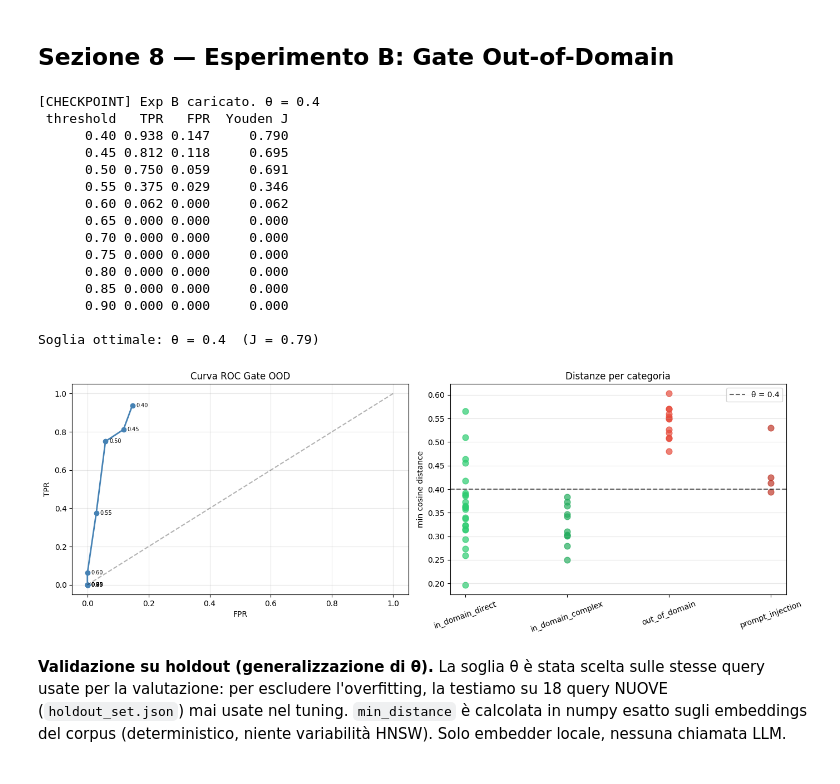
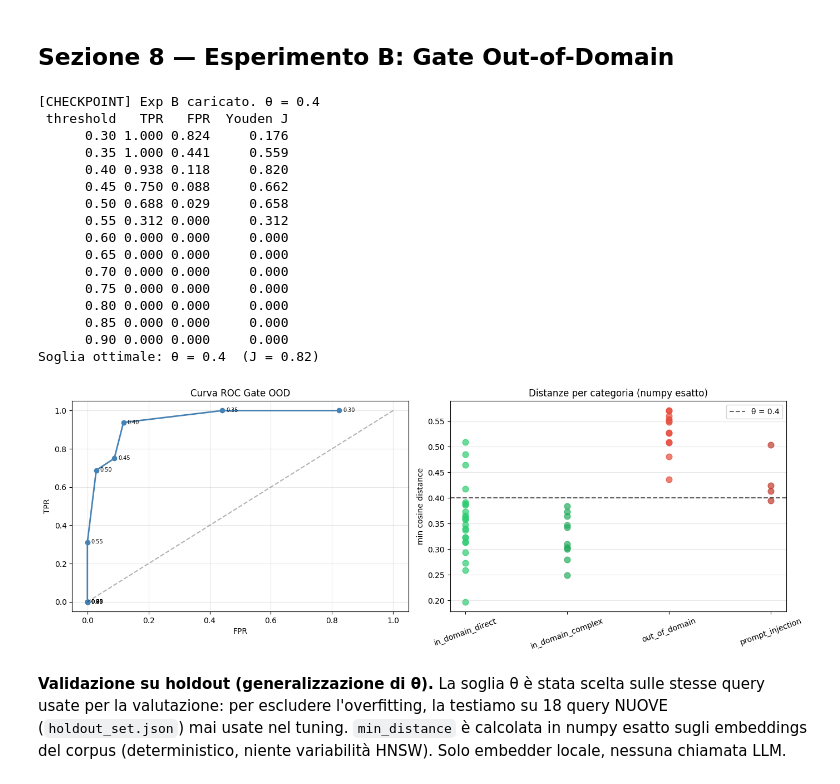
Before and after one commit to Ergys97/progetto-DLNN, a Jupyter notebook: rag_experiment.ipynb, the cells around one changed output. Cells and saved outputs as stored; diff of their text form; code cells hidden in the pictures.

```diff
--- a/rag_experiment.ipynb
+++ b/rag_experiment.ipynb
@@ -209,7 +211,6 @@ else:
     rows = []
     for sname in embs_per_strategy:
         embs_s = embs_per_strategy[sname]
-        ids_s  = chunk_ids_per_strategy[sname]
         docs_s = list(strategies[sname])
         for k in TOP_K_VALUES:
             hits, mrrs, recs = [], [], []
@@ -219,11 +220,12 @@ else:
                 top   = np.argsort(-(embs_s @ q_emb))[:max(TOP_K_VALUES)]
                 rdocs = [docs_s[i] for i in top]
                 hits.append(hit_at_k_textual(rdocs, exp, k))
-                mrrs.append(mrr_textual(rdocs, exp))
+                # vero MRR@k: anche per l'MRR la lista dei recuperati è troncata a k
+                mrrs.append(mrr_textual(rdocs[:k], exp))
                 recs.append(recall_at_k_textual(rdocs, exp, k))
             rows.append({'Strategia': sname, 'Top-k': k,
                          'Hit@k': round(sum(hits)/len(hits), 3),
-                         'MRR':   round(sum(mrrs)/len(mrrs), 3),
+                         'MRR@k': round(sum(mrrs)/len(mrrs), 3),
                          'Recall@k': round(sum(recs)/len(recs), 3)})
 
     df_retrieval  = pd.DataFrame(rows)
@@ -323,6 +325,20 @@ print(df_jac.to_string())
 _winner_ok = all(max(_tab, key=lambda s: _tab[s][str(_th)]) == _order[0] for _th in _TH_JAC)
 print()
 print(f'Migliore a ogni soglia sempre {_order[0]}: {_winner_ok} -> ranking robusto alla soglia.')
+
+# ── Line plot: Hit@5 vs soglia per strategia ────────────────────────────
+fig, ax = plt.subplots(figsize=(9, 5))
+for _s in _order:
+    ax.plot(_TH_JAC, [_tab[_s][str(_th)] for _th in _TH_JAC], marker='o', label=_s)
+ax.axvline(0.5, color='gray', ls='--', lw=1, alpha=0.7)
+ax.text(0.505, 0.05, 'soglia usata (0.5)', color='gray', fontsize=9)
+ax.set_xlabel('Soglia Jaccard θ_jac')
+ax.set_ylabel('Hit@5 testuale')
+ax.set_ylim(0, 1.05)
+ax.set_title('Exp A — Sensibilità di Hit@5 alla soglia di Jaccard')
+ax.legend(); ax.grid(alpha=0.3)
+plt.tight_layout()
+plt.savefig('images/exp_a_jaccard_sensitivity.png', dpi=150); plt.show()
 # %% [output]
 [CHECKPOINT] Sensibilità Jaccard caricata.
                  0.3    0.4    0.5    0.6    0.7
@@ -336,7 +460,10 @@ Migliore a ogni soglia sempre recursive_512: True -> ranking robusto alla soglia
 # %% [markdown]
 ## Sezione 8 — Esperimento B: Gate Out-of-Domain
 # %%
-from src.retrieval import min_distance
+# ── Distanze min coseno ESATTE (numpy sugli embeddings pre-calcolati) ──
+# Niente ChromaDB qui: l'anomalia multi-collezione (vedi report §2.2) derivava
+# le distanze delle query al confine (es. q01: 0.3481 -> 0.4554, un FP artificiale).
+# Stesso metodo deterministico usato per l'holdout più sotto.
 
 # ── Carica dal checkpoint se disponibile ────────────────────────────────
 if os.path.exists(cfg.EXP_B_PATH):
@@ -348,14 +475,18 @@ if os.path.exists(cfg.EXP_B_PATH):
     print(f'[CHECKPOINT] Exp B caricato. θ = {cfg.OOD_THRESHOLD}')
 
 else:
+    _E = embs_per_strategy[REF_STRATEGY]
+    _Q = np.asarray(embedder.encode([q['query'] for q in GOLD_SET],
+                                    normalize_embeddings=True), dtype='float32')
+    _mind = 1.0 - (_Q @ _E.T).max(axis=1)
     dist_records = [
-        {'id': q['id'], 'category': q['category'],
-         'min_dist': round(min_distance(q['query'], embedder, collections[BEST_STRATEGY]), 4)}
-        for q in GOLD_SET
+        {'id': q['id'], 'category': q['category'], 'min_dist': round(float(d), 4)}
+        for q, d in zip(GOLD_SET, _mind)
     ]
     df_dist = pd.DataFrame(dist_records)
 
-    thresholds = [0.40, 0.45, 0.50, 0.55, 0.60, 0.65, 0.70, 0.75, 0.80, 0.85, 0.90]
+    # griglia estesa sotto 0.40 per verificare che l'ottimo sia interno, non di bordo
+    thresholds = [0.30, 0.35, 0.40, 0.45, 0.50, 0.55, 0.60, 0.65, 0.70, 0.75, 0.80, 0.85, 0.90]
     sweep_rows = []
     for theta in thresholds:
         blocked  = df_dist['min_dist'] > theta
@@ -371,54 +502,56 @@ else:
 
     with open(cfg.EXP_B_PATH, 'w', encoding='utf-8') as f:
         json.dump({'dist_records': dist_records, 'sweep_rows': sweep_rows,
-                   'ood_threshold': cfg.OOD_THRESHOLD}, f, indent=2)
+                   'ood_threshold': cfg.OOD_THRESHOLD,
+                   'distance_method': 'numpy_exact'}, f, indent=2)
     print(f'[SAVED] Exp B salvato.')
 
 opt = df_sweep.loc[df_sweep['Youden J'].idxmax()]
 print(df_sweep.to_string(index=False))
-print(f'\nSoglia ottimale: θ = {cfg.OOD_THRESHOLD}  (J = {opt["Youden J"]})')
+print(f'Soglia ottimale: θ = {cfg.OOD_THRESHOLD}  (J = {opt["Youden J"]})')
 # %% [output]
 [CHECKPOINT] Exp B caricato. θ = 0.4
  threshold   TPR   FPR  Youden J
-      0.40 0.938 0.147     0.790
-      0.45 0.812 0.118     0.695
-      0.50 0.750 0.059     0.691
-      0.55 0.375 0.029     0.346
-      0.60 0.062 0.000     0.062
+      0.30 1.000 0.824     0.176
+      0.35 1.000 0.441     0.559
+      0.40 0.938 0.118     0.820
+      0.45 0.750 0.088     0.662
+      0.50 0.688 0.029     0.658
+      0.55 0.312 0.000     0.312
+      0.60 0.000 0.000     0.000
       0.65 0.000 0.000     0.000
       0.70 0.000 0.000     0.000
       0.75 0.000 0.000     0.000
       0.80 0.000 0.000     0.000
       0.85 0.000 0.000     0.000
       0.90 0.000 0.000     0.000
-
-Soglia ottimale: θ = 0.4  (J = 0.79)
+Soglia ottimale: θ = 0.4  (J = 0.82)
 # %%
 fig, axes = plt.subplots(1, 2, figsize=(14, 5))
 
 ax = axes[0]
 ax.plot(df_sweep['FPR'], df_sweep['TPR'], 'o-', color='steelblue', linewidth=2)
 ax.plot([0,1],[0,1],'k--',alpha=0.3)
 for _, r in df_sweep.iterrows():
     ax.annotate(f'{r["threshold"]:.2f}', (r['FPR'], r['TPR']), fontsize=7,
                 textcoords='offset points', xytext=(5,-2))
 ax.set(xlabel='FPR', ylabel='TPR', title='Curva ROC Gate OOD'); ax.grid(True, alpha=0.3)
 
 ax = axes[1]
 cmap = {'in_domain_direct':'#2ecc71','in_domain_complex':'#27ae60',
         'out_of_domain':'#e74c3c','prompt_injection':'#c0392b'}
 for cat in df_dist['category'].unique():
     sub = df_dist[df_dist['category']==cat]
     ax.scatter([cat]*len(sub), sub['min_dist'], color=cmap.get(cat,'gray'), s=60, alpha=0.7)
 ax.axhline(cfg.OOD_THRESHOLD, color='black', linestyle='--', alpha=0.6,
            label=f'θ = {cfg.OOD_THRESHOLD}')
-ax.set(ylabel='min cosine distance', title='Distanze per categoria')
+ax.set(ylabel='min cosine distance', title='Distanze per categoria (numpy esatto)')
 ax.tick_params(axis='x', rotation=20); ax.legend(); ax.grid(True, alpha=0.3, axis='y')
 
 plt.tight_layout()
 plt.savefig('images/ood_gate_analysis.png', dpi=150); plt.show()
 # %% [output]
-[figure, old version]
+[figure, new version]
 # %% [markdown]
 **Validazione su holdout (generalizzazione di θ).** La soglia θ è stata scelta sulle
 stesse query usate per la valutazione: per escludere l'overfitting, la testiamo su 18
```
Also changed, not shown: parts of 21 cells of this notebook, 20 other files.
